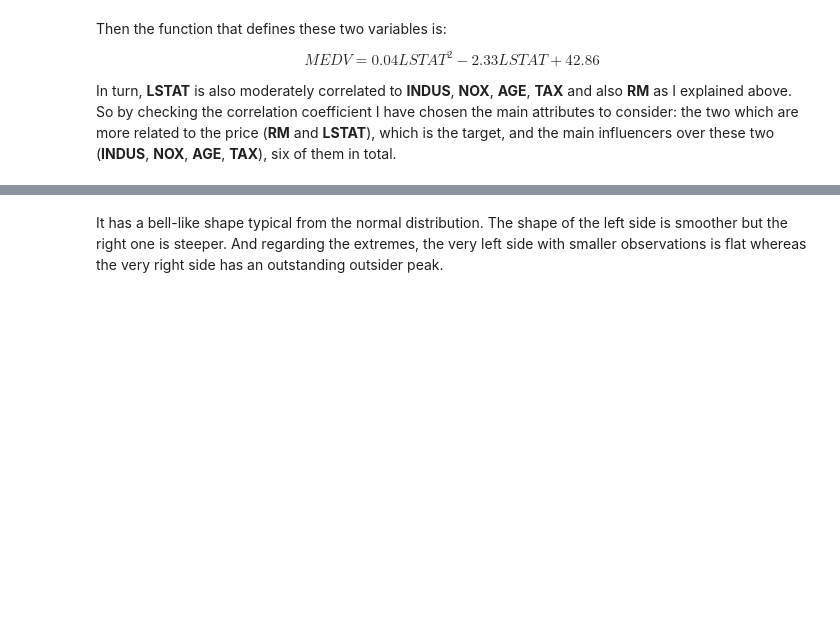
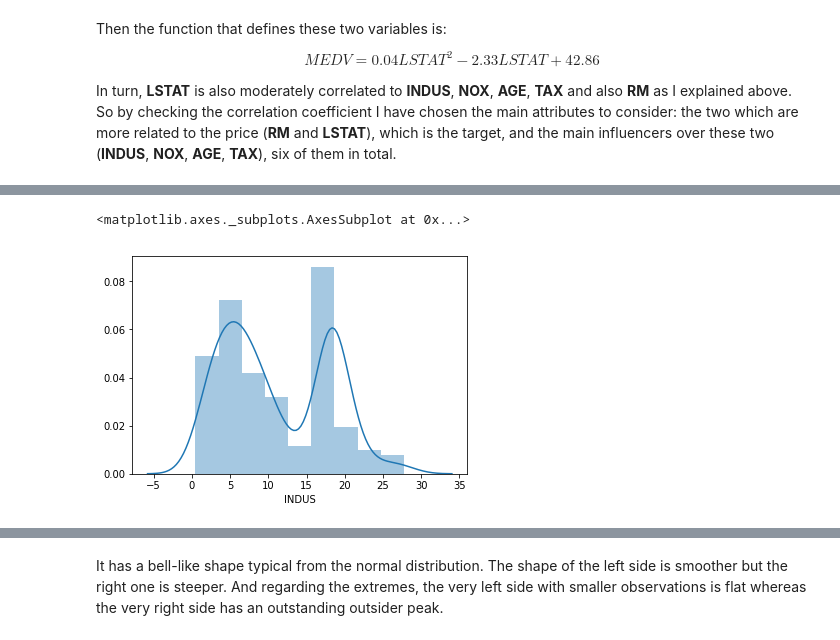
Before and after one commit to Carloselrecharlie/Boston_House_Prices_Analysis, a Jupyter notebook: Analysis of Boston House Prices dataset.ipynb, the cells around one changed output, grey strips where cells are left out. Drawn from its saved outputs; the diff is of its cells as text; code cells hidden in the pictures; blank space fills up the shorter version.

```diff
--- a/Analysis of Boston House Prices dataset.ipynb
+++ b/Analysis of Boston House Prices dataset.ipynb
@@ -187,0 +214,6 @@ plt.show()
+# %%
+sns.distplot(bhp["INDUS"])
+# propocion terreno industrial. Distro normal con dos cabezas, tendencia a baja proporcion, ~6%
+# %% [output]
+<matplotlib.axes._subplots.AxesSubplot at 0x...>
+[figure, added]
```
Also changed, not shown: parts of 18 cells of this notebook.
